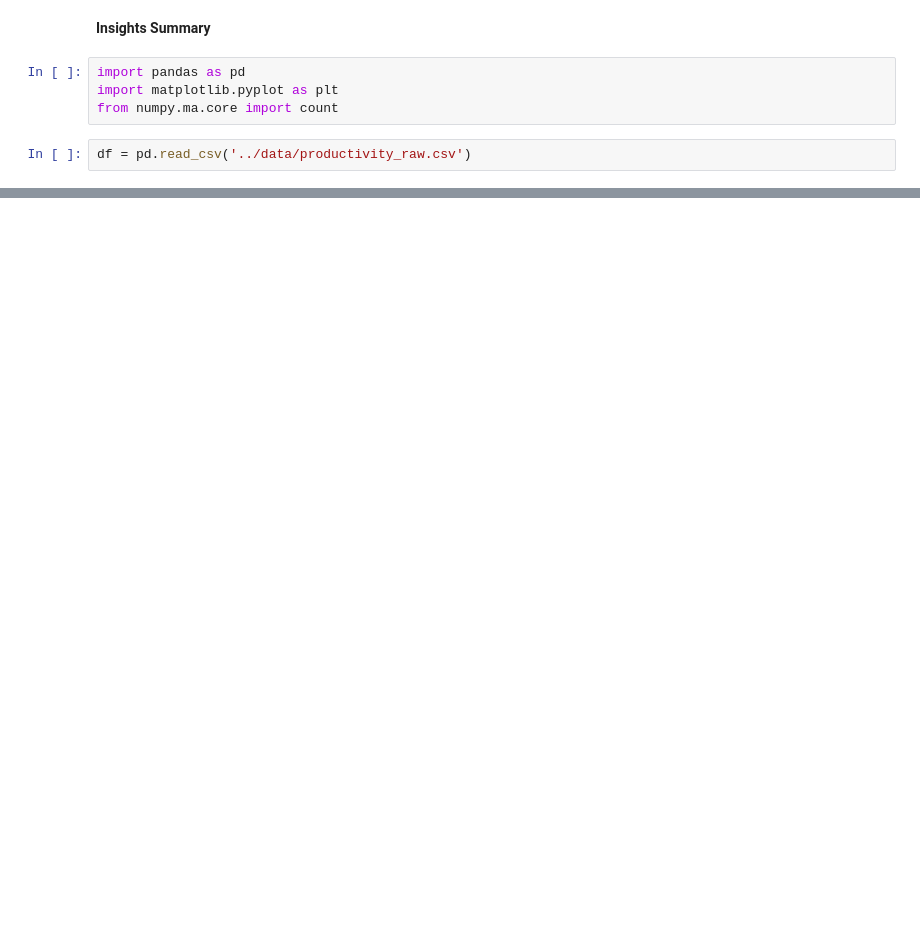
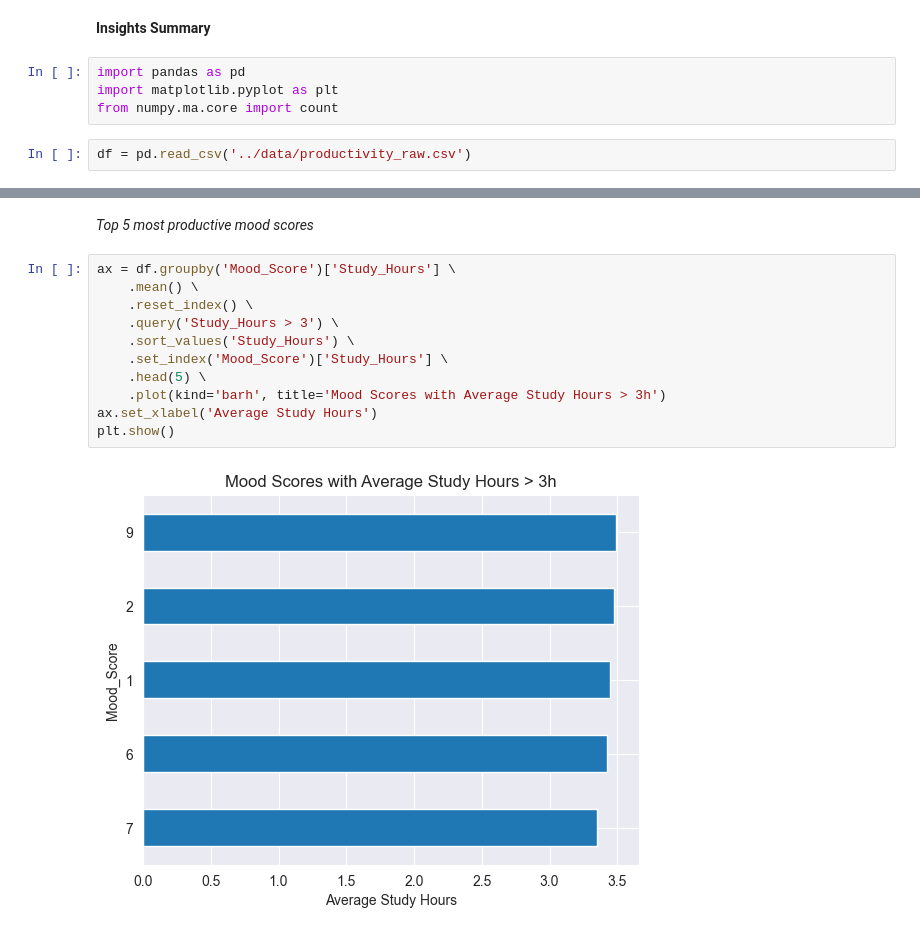
Before and after one commit to devin-ph/productivity-ananlysis-eda, a Jupyter notebook: notebooks/5.insights_summary.ipynb, the cells around one changed output, grey strips where cells are left out. Drawn from its saved outputs; the diff is of its cells as text; blank space fills up the shorter version.

```diff
--- a/notebooks/5.insights_summary.ipynb
+++ b/notebooks/5.insights_summary.ipynb
@@ -24,0 +25,15 @@ plt.show()
+# %% [markdown]
+*Top 5 most productive mood scores*
+# %%
+ax = df.groupby('Mood_Score')['Study_Hours'] \
+    .mean() \
+    .reset_index() \
+    .query('Study_Hours > 3') \
+    .sort_values('Study_Hours') \
+    .set_index('Mood_Score')['Study_Hours'] \
+    .head(5) \
+    .plot(kind='barh', title='Mood Scores with Average Study Hours > 3h')
+ax.set_xlabel('Average Study Hours')
+plt.show()
+# %% [output]
+[figure, added]
```
Also changed, not shown: parts of 2 cells of this notebook.
